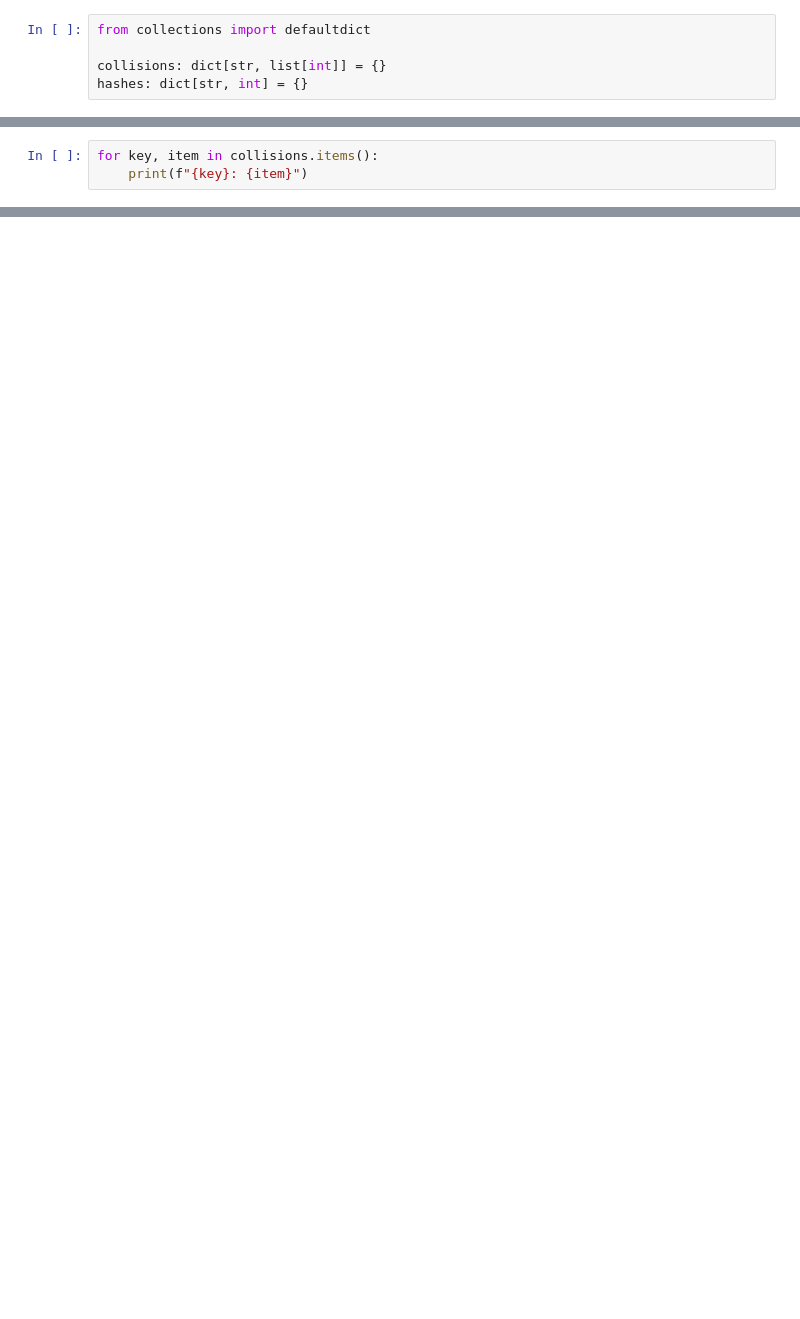
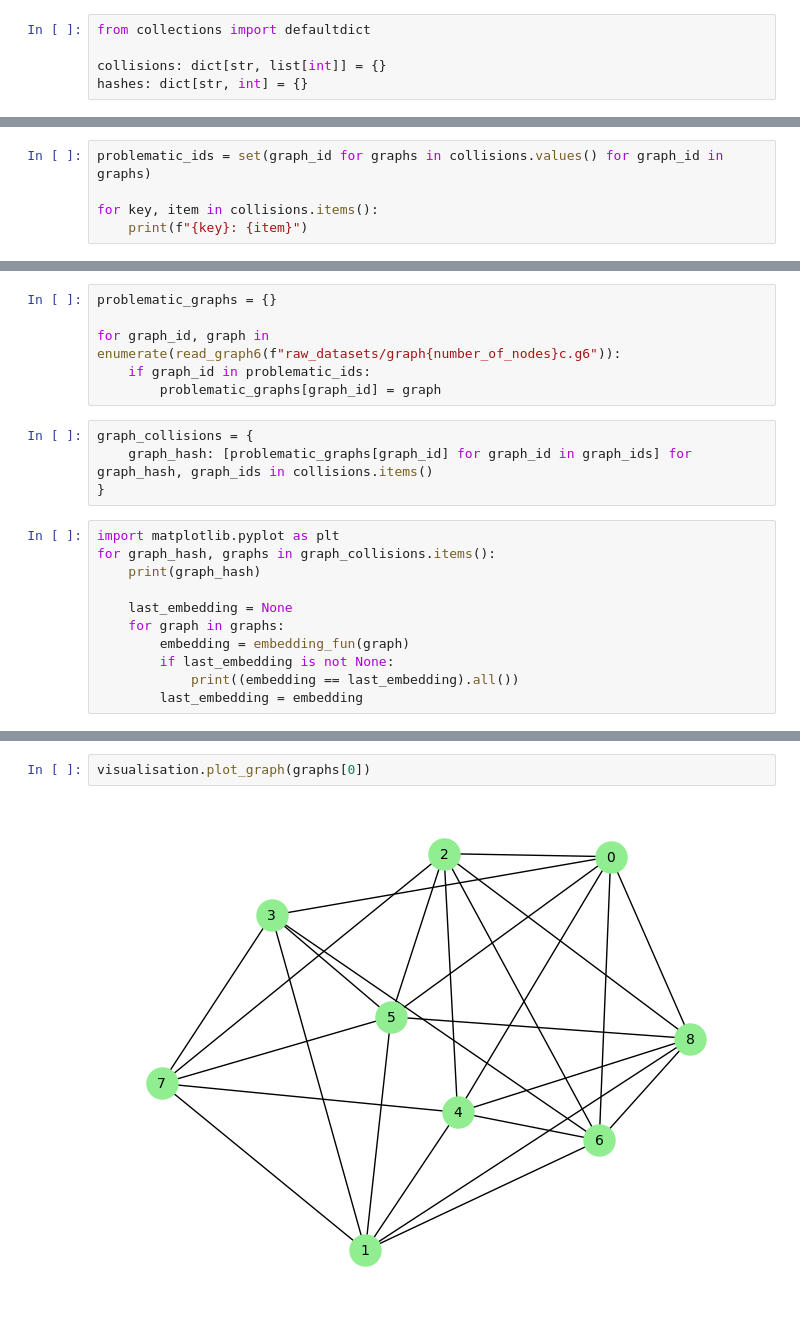
Before and after one commit to mnozkiewicz/Graph-Isomorphism, a Jupyter notebook: initial.ipynb, the cells around one changed output, grey strips where cells are left out. Drawn from its saved outputs; the diff is of its cells as text; blank space fills up the shorter version.

```diff
--- a/initial.ipynb
+++ b/initial.ipynb
@@ -79,4 +74,6 @@ KeyboardInterrupt:
 # %%
+problematic_ids = set(graph_id for graphs in collisions.values() for graph_id in graphs)
+
 for key, item in collisions.items():
     print(f"{key}: {item}")
 # %% [output]
@@ -85,0 +98,21 @@ for key, item in collisions.items():
+# %%
+problematic_graphs = {}
+
+for graph_id, graph in enumerate(read_graph6(f"raw_datasets/graph{number_of_nodes}c.g6")):
+    if graph_id in problematic_ids:
+        problematic_graphs[graph_id] = graph
+# %%
+graph_collisions = {
+    graph_hash: [problematic_graphs[graph_id] for graph_id in graph_ids] for graph_hash, graph_ids in collisions.items()
+}
+# %%
+import matplotlib.pyplot as plt
+for graph_hash, graphs in graph_collisions.items():
+    print(graph_hash)
+
+    last_embedding = None
+    for graph in graphs:
+        embedding = embedding_fun(graph)
+        if last_embedding is not None:
+            print((embedding == last_embedding).all())
+        last_embedding = embedding
@@ -85,0 +137,4 @@ for key, item in collisions.items():
+# %%
+visualisation.plot_graph(graphs[0])
+# %% [output]
+[figure, added]
```
Also changed, not shown: parts of 7 cells of this notebook.
